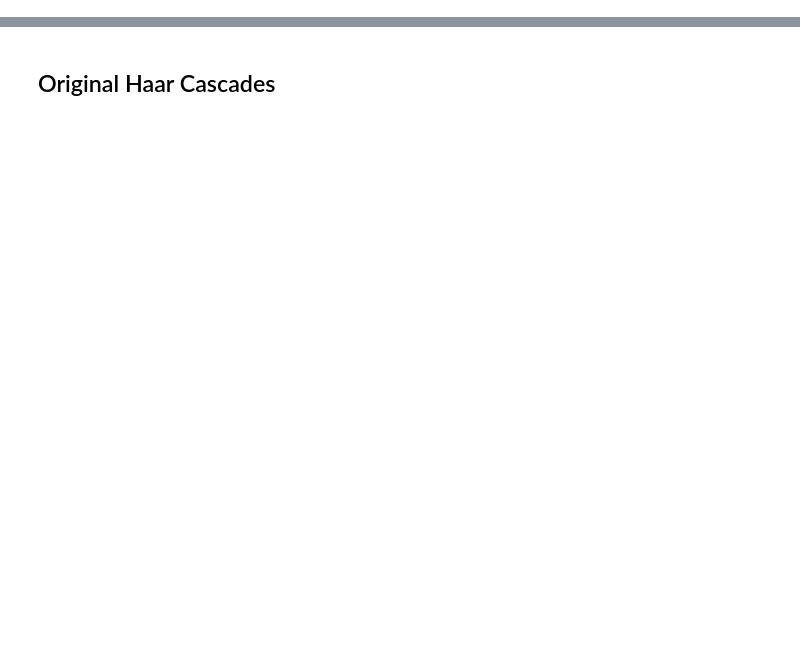
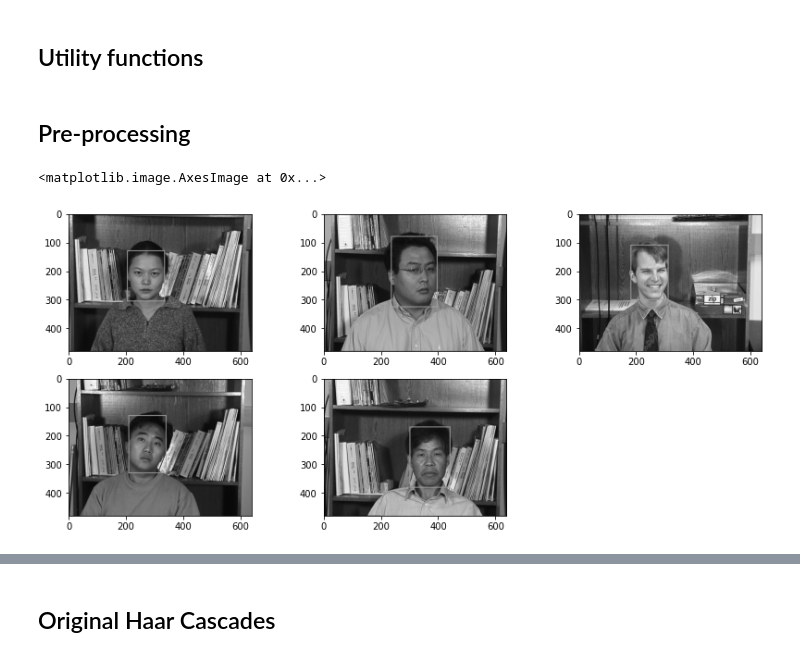
Before and after one commit to nafisat11/ENCM509-Face-Detection, a Jupyter notebook: facedetection.ipynb, the cells around one changed output, grey strips where cells are left out. Drawn from its saved outputs; the diff is of its cells as text; code cells hidden in the pictures; blank space fills up the shorter version.

Commit message:
using gtech dataset instead

```diff
--- a/facedetection.ipynb
+++ b/facedetection.ipynb
@@ -8,0 +8,58 @@ def convertToRGB(image):
+# %% [markdown]
+## Utility functions
+# %%
+def convertToRGB(image):
+    return cv2.cvtColor(image, cv2.COLOR_BGR2RGB)
+
+def convertToGray(image):
+    return cv2.cvtColor(image, cv2.COLOR_BGR2GRAY)
+
+def gtb_coordinates(label_path):
+    with open(label_path) as file:
+        data = file.read().replace('\n', '');
+        coords = data.split(' ')
+    return coords
+# %% [markdown]
+## Pre-processing
+# %%
+# Generate ground truth bounding boxes in green from provided label files
+s1 = cv2.imread('dataset/s1.jpg')
+s2 = cv2.imread('dataset/s2.jpg')
+s3 = cv2.imread('dataset/s3.jpg')
+s4 = cv2.imread('dataset/s4.jpg')
+s5 = cv2.imread('dataset/s5.jpg')
+
+s1_coords = gtb_coordinates('labels/lab581')
+s2_coords = gtb_coordinates('labels/lab790')
+s3_coords = gtb_coordinates('labels/lab364')
+s4_coords = gtb_coordinates('labels/lab935')
+s5_coords = gtb_coordinates('labels/lab869')
+
+# (x,y,w,h) -> (x_left, y_top, x_right, y_bottom)
+s1_gtb = cv2.rectangle(s1, (int(s1_coords[0]), int(s1_coords[1])), (int(s1_coords[2]), int(s1_coords[3])), (0,255,0), 2)
+s2_gtb = cv2.rectangle(s2, (int(s2_coords[0]), int(s2_coords[1])), (int(s2_coords[2]), int(s2_coords[3])), (0,255,0), 2)
+s3_gtb = cv2.rectangle(s3, (int(s3_coords[0]), int(s3_coords[1])), (int(s3_coords[2]), int(s3_coords[3])), (0,255,0), 2)
+s4_gtb = cv2.rectangle(s4, (int(s4_coords[0]), int(s4_coords[1])), (int(s4_coords[2]), int(s4_coords[3])), (0,255,0), 2)
+s5_gtb = cv2.rectangle(s5, (int(s5_coords[0]), int(s5_coords[1])), (int(s5_coords[2]), int(s5_coords[3])), (0,255,0), 2)
+
+# Convert to grayscale
+s1_gray = convertToGray(s1_gtb)
+s2_gray = convertToGray(s2_gtb)
+s3_gray = convertToGray(s3_gtb)
+s4_gray = convertToGray(s4_gtb)
+s5_gray = convertToGray(s5_gtb)
+
+plt.figure(figsize=(14,6))
+plt.subplot(2,3,1)
+plt.imshow(s1_gray, cmap='gray')
+plt.subplot(2,3,2)
+plt.imshow(s2_gray, cmap='gray')
+plt.subplot(2,3,3)
+plt.imshow(s3_gray, cmap='gray')
+plt.subplot(2,3,4)
+plt.imshow(s4_gray, cmap='gray')
+plt.subplot(2,3,5)
+plt.imshow(s5_gray, cmap='gray')
+# %% [output]
+<matplotlib.image.AxesImage at 0x...>
+[figure, added]
```
Also changed, not shown: parts of 9 cells of this notebook, 11 other files.
